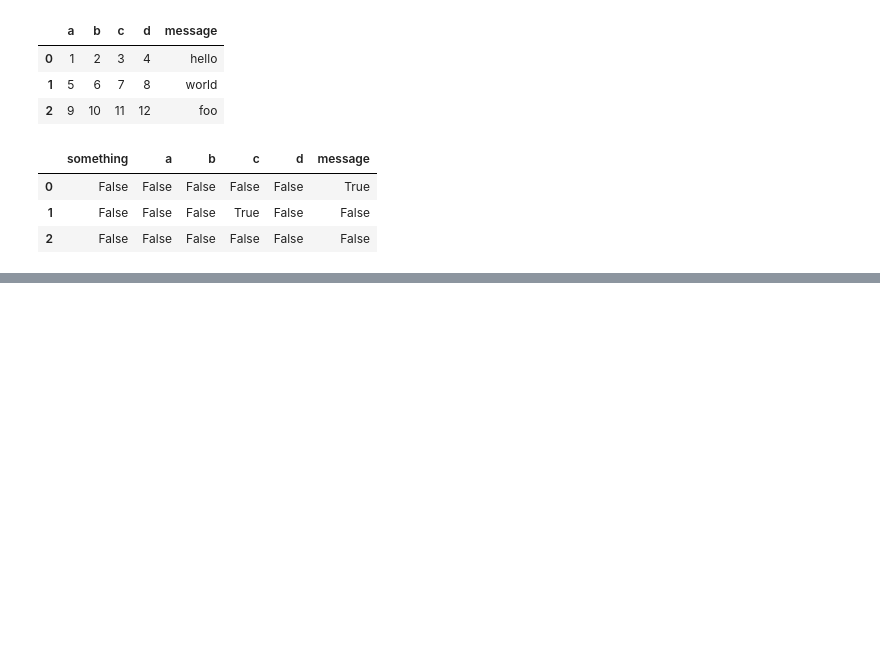
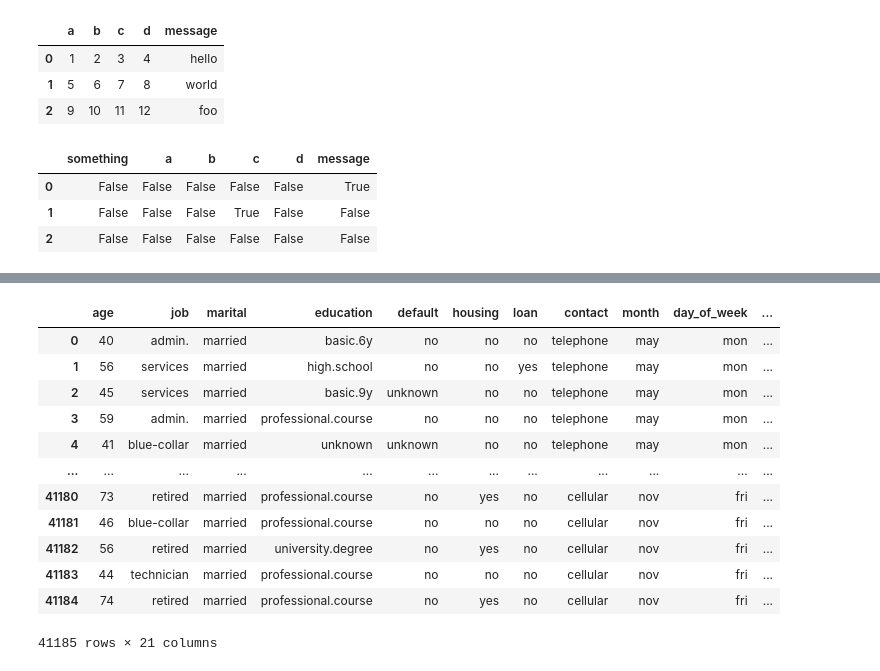
Before and after one commit to Parag18081994/Ghost, a Jupyter notebook: Python/Machine Learning iNeuron/12th_July_ML.ipynb, the cells around one changed output, grey strips where cells are left out. Cells and saved outputs as stored; diff of their text form; code cells hidden in the pictures; blank space fills up the shorter version.

```diff
--- a/Python/Machine Learning iNeuron/12th_July_ML.ipynb
+++ b/Python/Machine Learning iNeuron/12th_July_ML.ipynb
@@ -135,0 +435,18 @@ draft3=pd.
+# %%
+#-8.skip random row
+bank_addition_1=pd.read_csv('https://raw.githubusercontent.com/akhil12028/Bank-Marketing-data-set-analysis/master/bank-additional-full.csv',sep=';',skiprows=[1,2,3])
+bank_addition_1
+# %% [output]
+|  | age | job | marital | education | default | housing | loan | contact | month | day_of_week | ... |
+| 0 | 40 | admin. | married | basic.6y | no | no | no | telephone | may | mon | ... |
+| 1 | 56 | services | married | high.school | no | no | yes | telephone | may | mon | ... |
+| 2 | 45 | services | married | basic.9y | unknown | no | no | telephone | may | mon | ... |
+| 3 | 59 | admin. | married | professional.course | no | no | no | telephone | may | mon | ... |
+| 4 | 41 | blue-collar | married | unknown | unknown | no | no | telephone | may | mon | ... |
+| ... | ... | ... | ... | ... | ... | ... | ... | ... | ... | ... | ... |
+| 41180 | 73 | retired | married | professional.course | no | yes | no | cellular | nov | fri | ... |
+| 41181 | 46 | blue-collar | married | professional.course | no | no | no | cellular | nov | fri | ... |
+| 41182 | 56 | retired | married | university.degree | no | yes | no | cellular | nov | fri | ... |
+| 41183 | 44 | technician | married | professional.course | no | no | no | cellular | nov | fri | ... |
+| 41184 | 74 | retired | married | professional.course | no | yes | no | cellular | nov | fri | ... |
+41185 rows × 21 columns
```
Also changed, not shown: parts of 32 cells of this notebook.
